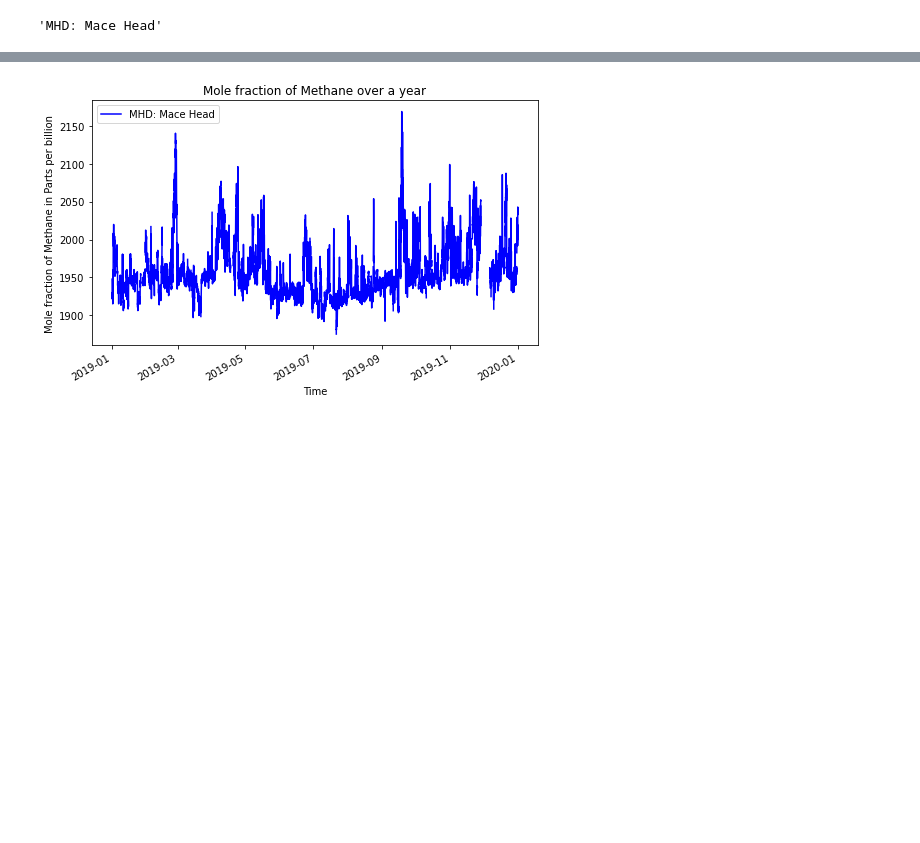
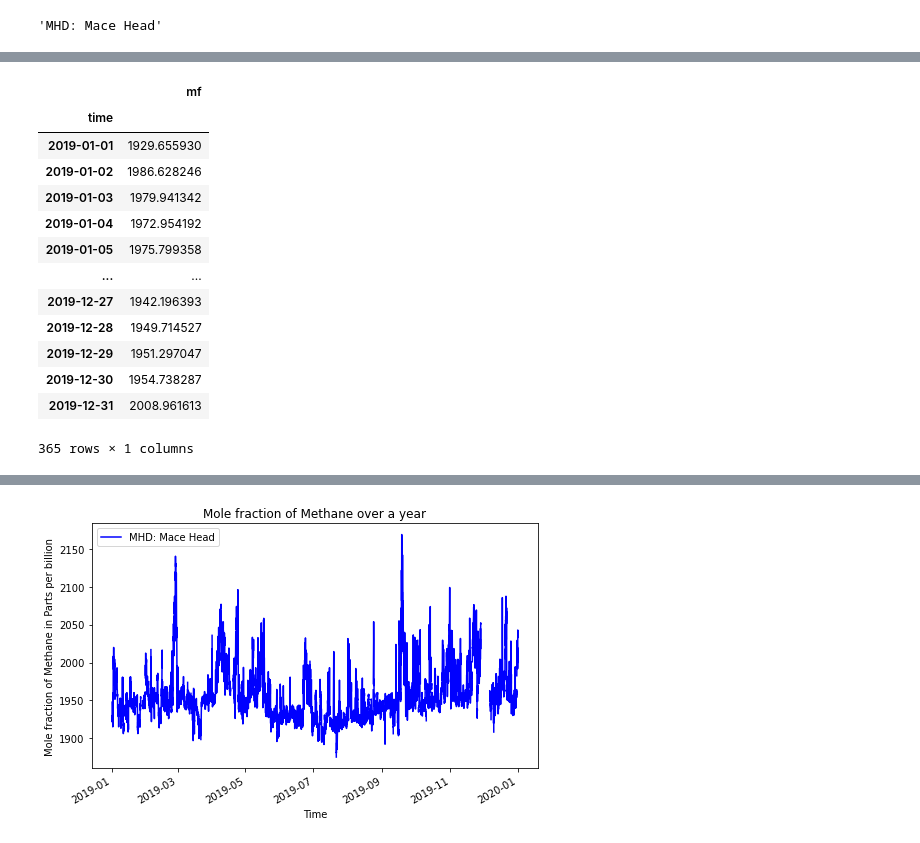
Before and after one commit to TJ-2003/Assessment2, a Jupyter notebook: instructions.ipynb, the cells around one changed output, grey strips where cells are left out. Cells and saved outputs as stored; diff of their text form; code cells hidden in the pictures; blank space fills up the shorter version.

```diff
--- a/instructions.ipynb
+++ b/instructions.ipynb
@@ -24,0 +42,17 @@ mhd_ch4_data.sitecode
+# %%
+mhd_ch4_data.daily_average
+# %% [output]
+|  | mf |
+| time |  |
+| 2019-01-01 | 1929.655930 |
+| 2019-01-02 | 1986.628246 |
+| 2019-01-03 | 1979.941342 |
+| 2019-01-04 | 1972.954192 |
+| 2019-01-05 | 1975.799358 |
+| ... | ... |
+| 2019-12-27 | 1942.196393 |
+| 2019-12-28 | 1949.714527 |
+| 2019-12-29 | 1951.297047 |
+| 2019-12-30 | 1954.738287 |
+| 2019-12-31 | 2008.961613 |
+365 rows × 1 columns
```
Also changed, not shown: parts of 3 cells of this notebook.
